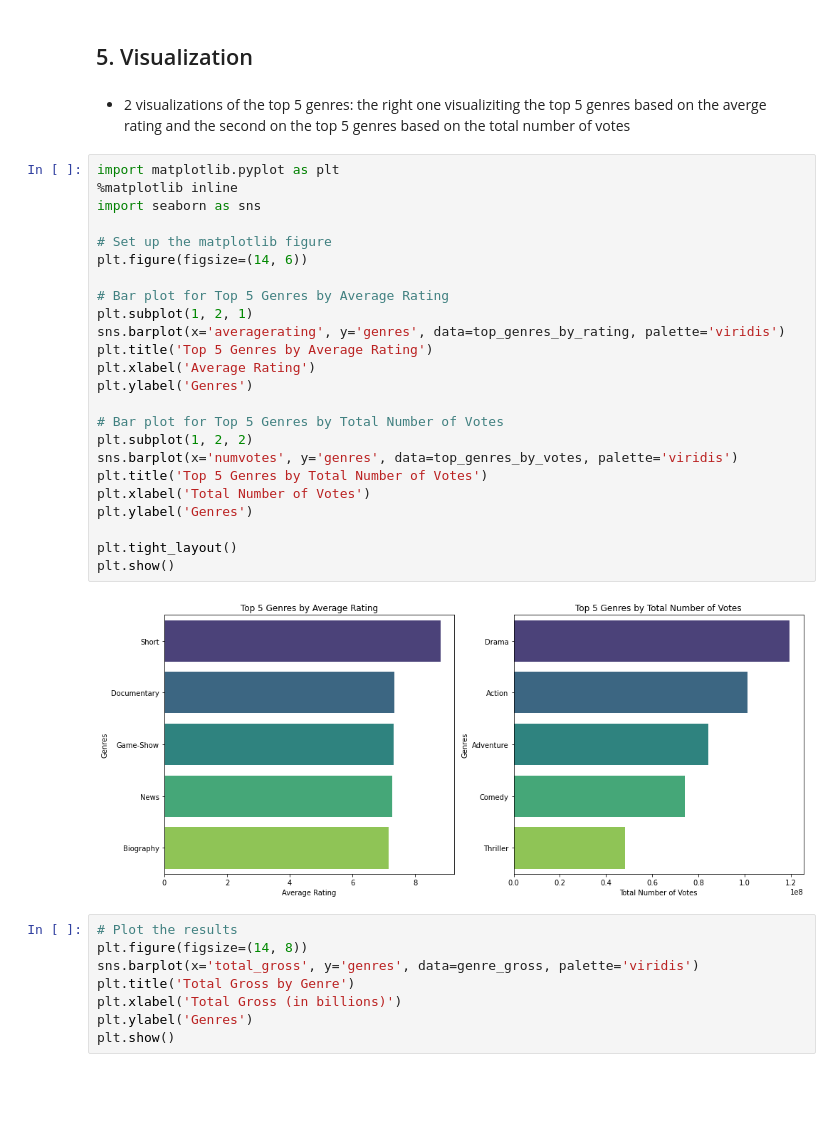
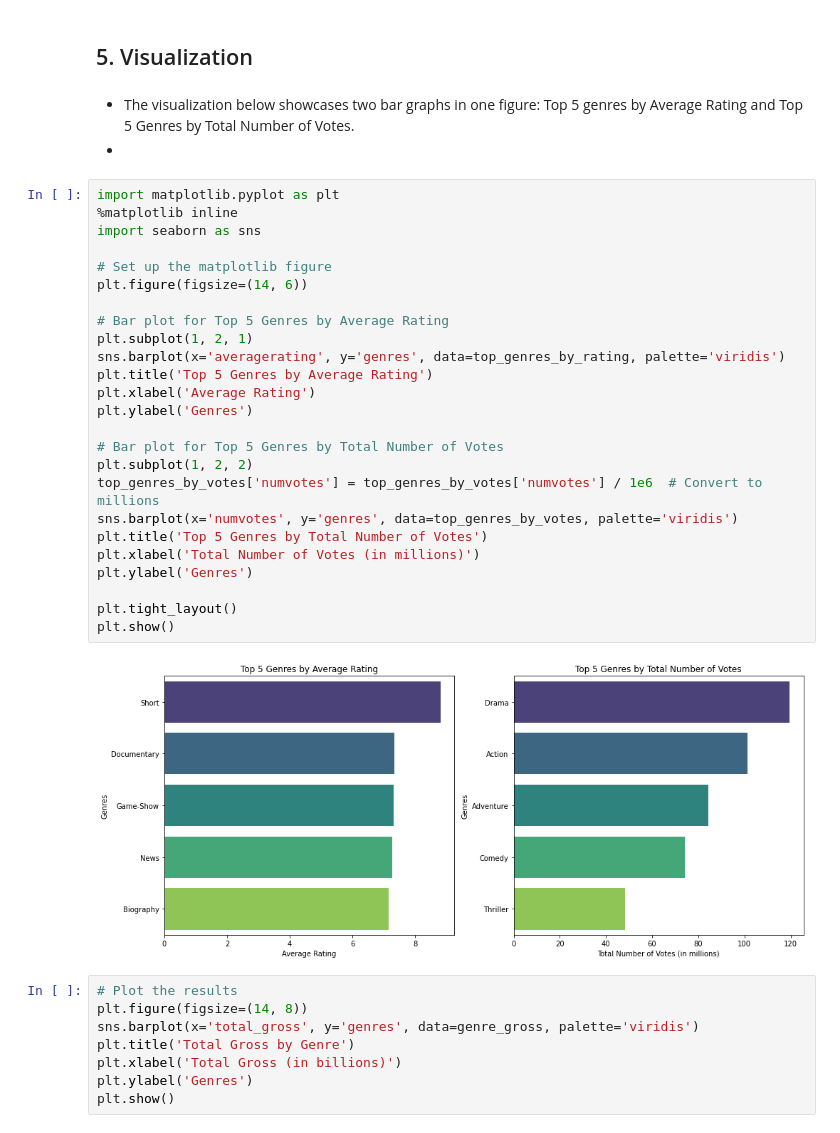
Before and after one commit to Cynthia-Njambi/Moringa-Phase1-Project, a Jupyter notebook: index.ipynb, the cells around one changed output. Cells and saved outputs as stored; diff of their text form; blank space fills up the shorter version.

```diff
--- a/index.ipynb
+++ b/index.ipynb
@@ -385,34 +385,36 @@ Overall Average Runtime of movies: 122.75 minutes
 Common Runtime Range (25th to 75th percentile): (105.5, 135.25) minutes
 # %% [markdown]
 ## 5. Visualization
-# %% [markdown]
-- 2 visualizations of the top 5 genres: the right one visualiziting the top 5 genres based on the averge rating and the second on the top 5 genres based on the total number of votes
+# %% [markdown]
+- The visualization below showcases two bar graphs in one figure: Top 5 genres by Average Rating and Top 5 Genres by Total Number of Votes.
+-
 # %%
 import matplotlib.pyplot as plt
 %matplotlib inline
 import seaborn as sns
 
 # Set up the matplotlib figure
 plt.figure(figsize=(14, 6))
 
 # Bar plot for Top 5 Genres by Average Rating
 plt.subplot(1, 2, 1)
 sns.barplot(x='averagerating', y='genres', data=top_genres_by_rating, palette='viridis')
 plt.title('Top 5 Genres by Average Rating')
 plt.xlabel('Average Rating')
 plt.ylabel('Genres')
 
 # Bar plot for Top 5 Genres by Total Number of Votes
 plt.subplot(1, 2, 2)
+top_genres_by_votes['numvotes'] = top_genres_by_votes['numvotes'] / 1e6  # Convert to millions
 sns.barplot(x='numvotes', y='genres', data=top_genres_by_votes, palette='viridis')
 plt.title('Top 5 Genres by Total Number of Votes')
-plt.xlabel('Total Number of Votes')
+plt.xlabel('Total Number of Votes (in millions)')
 plt.ylabel('Genres')
 
 plt.tight_layout()
 plt.show()
 # %% [output]
-[figure, old version]
+[figure, new version]
 # %%
 # Plot the results
 plt.figure(figsize=(14, 8))
```
Also changed, not shown: parts of 1 cell of this notebook.
